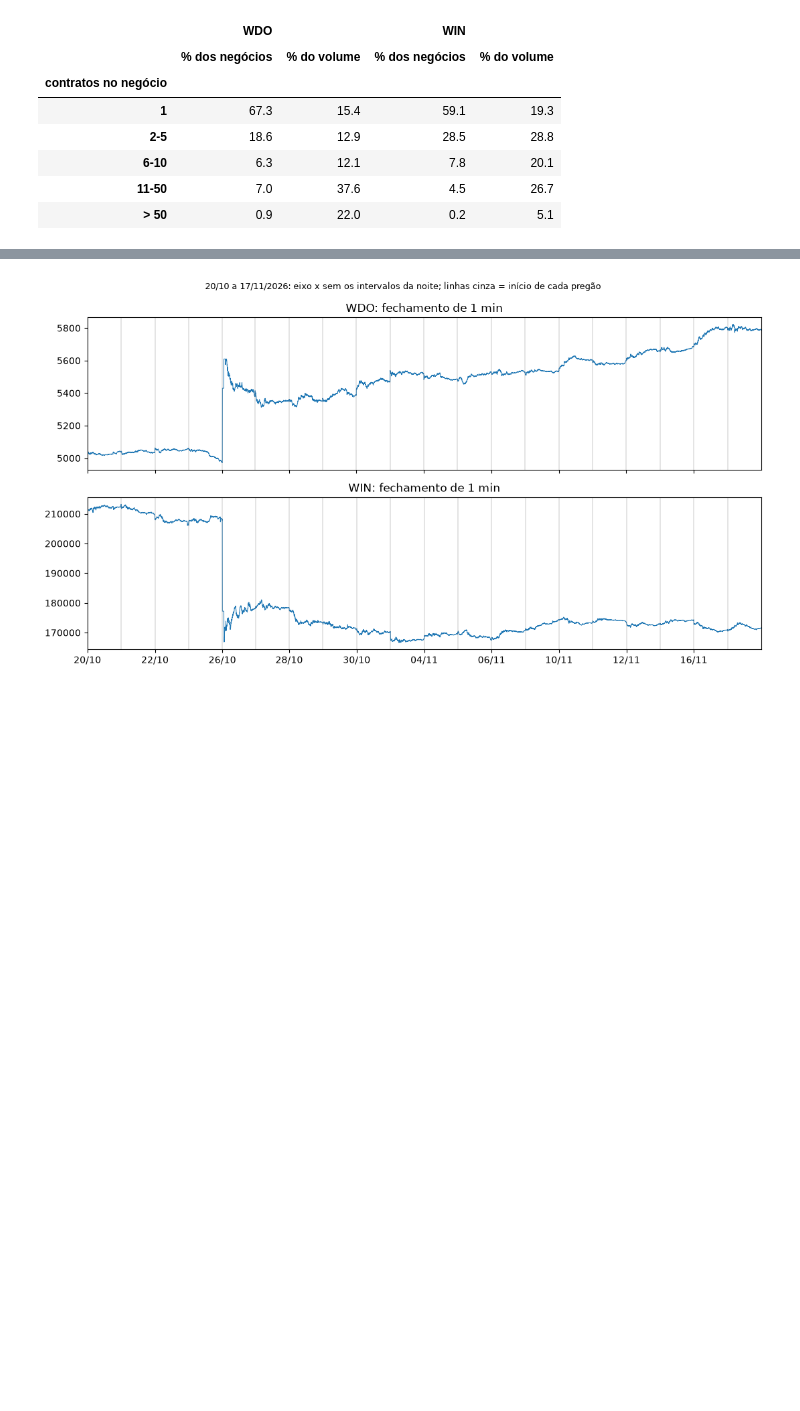
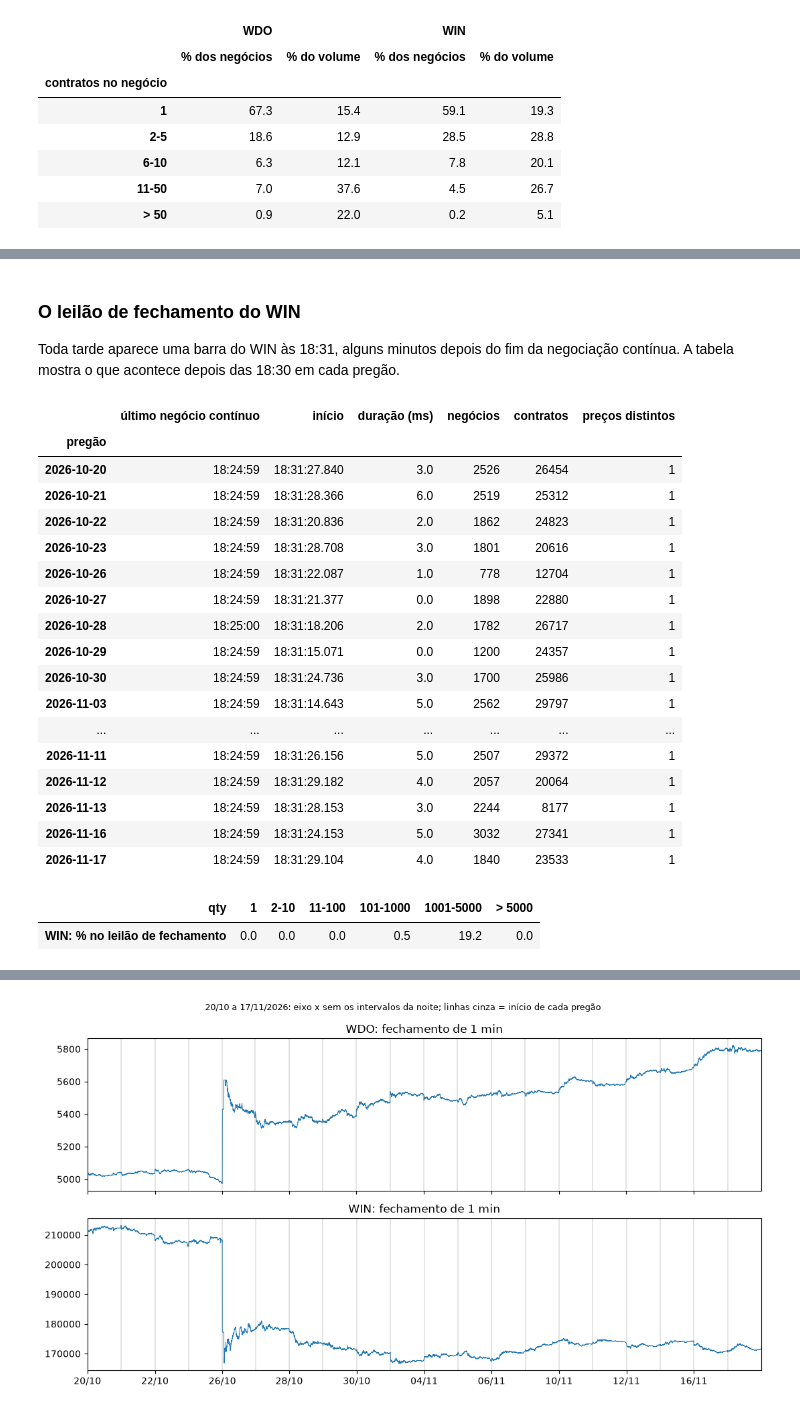
Before and after one commit to marcosemn/islp-b3-futures, a Jupyter notebook: notebooks/00_exploracao_wdo_win.ipynb, the cells around one changed output, grey strips where cells are left out. Saved outputs shown, nothing was run; the diff lists cells and outputs as text; code cells hidden in the pictures; blank space fills up the shorter version.

```diff
--- a/notebooks/00_exploracao_wdo_win.ipynb
+++ b/notebooks/00_exploracao_wdo_win.ipynb
@@ -111,0 +258,49 @@ WIN: média 3.1 contratos por negócio, mediana 1, maior negócio 25,000
+# %% [markdown]
+### O leilão de fechamento do WIN
+
+Toda tarde aparece uma barra do WIN às 18:31, alguns minutos depois do fim da negociação contínua. A tabela mostra o que acontece depois das 18:30 em cada pregão.
+# %%
+linhas = []
+for f in sorted((PROCESSED_DIR / "trades").glob("*.parquet")):
+    d = pd.read_parquet(f, columns=["ts", "root", "price", "qty"])
+    g = d[d["root"] == "WIN"]
+    hm = g["ts"].dt.hour * 100 + g["ts"].dt.minute
+    depois, antes = g[hm >= 1830], g[hm < 1830]
+    linhas.append({"pregão": f.stem, "último negócio contínuo": antes["ts"].max().strftime("%H:%M:%S"),
+                   "início": depois["ts"].min().strftime("%H:%M:%S.%f")[:-3],
+                   "duração (ms)": (depois["ts"].max() - depois["ts"].min()).total_seconds() * 1000,
+                   "negócios": len(depois), "contratos": depois["qty"].sum(), "preços distintos": depois["price"].nunique()})
+leilao = pd.DataFrame(linhas).set_index("pregão")
+leilao
+# %% [output]
+|  | último negócio contínuo | início | duração (ms) | negócios | contratos | preços distintos |
+| pregão |  |  |  |  |  |  |
+| 2026-10-20 | 18:24:59 | 18:31:27.840 | 3.0 | 2526 | 26454 | 1 |
+| 2026-10-21 | 18:24:59 | 18:31:28.366 | 6.0 | 2519 | 25312 | 1 |
+| 2026-10-22 | 18:24:59 | 18:31:20.836 | 2.0 | 1862 | 24823 | 1 |
+| 2026-10-23 | 18:24:59 | 18:31:28.708 | 3.0 | 1801 | 20616 | 1 |
+| 2026-10-26 | 18:24:59 | 18:31:22.087 | 1.0 | 778 | 12704 | 1 |
+| 2026-10-27 | 18:24:59 | 18:31:21.377 | 0.0 | 1898 | 22880 | 1 |
+| 2026-10-28 | 18:25:00 | 18:31:18.206 | 2.0 | 1782 | 26717 | 1 |
+| 2026-10-29 | 18:24:59 | 18:31:15.071 | 0.0 | 1200 | 24357 | 1 |
+| 2026-10-30 | 18:24:59 | 18:31:24.736 | 3.0 | 1700 | 25986 | 1 |
+| 2026-11-03 | 18:24:59 | 18:31:14.643 | 5.0 | 2562 | 29797 | 1 |
+| ... | ... | ... | ... | ... | ... | ... |
+| 2026-11-11 | 18:24:59 | 18:31:26.156 | 5.0 | 2507 | 29372 | 1 |
+| 2026-11-12 | 18:24:59 | 18:31:29.182 | 4.0 | 2057 | 20064 | 1 |
+| 2026-11-13 | 18:24:59 | 18:31:28.153 | 3.0 | 2244 | 8177 | 1 |
+| 2026-11-16 | 18:24:59 | 18:31:24.153 | 5.0 | 3032 | 27341 | 1 |
+| 2026-11-17 | 18:24:59 | 18:31:29.104 | 4.0 | 1840 | 23533 | 1 |
+# %%
+# que fração dos negócios do WIN de cada tamanho sai do leilão de fechamento (mesmas faixas da tabela de corretoras)
+partes = []
+for f in sorted((PROCESSED_DIR / "trades").glob("*.parquet")):
+    d = pd.read_parquet(f, columns=["ts", "root", "qty"])
+    g = d[d["root"] == "WIN"]
+    partes.append(pd.DataFrame({"qty": g["qty"], "fechamento": (g["ts"].dt.hour * 100 + g["ts"].dt.minute) >= 1830}))
+g = pd.concat(partes)
+faixa = pd.cut(g["qty"], [0, 1, 10, 100, 1000, 5000, np.inf], labels=["1", "2-10", "11-100", "101-1000", "1001-5000", "> 5000"])
+(100 * g.groupby(faixa, observed=False)["fechamento"].mean()).round(1).rename("WIN: % no leilão de fechamento").to_frame().T
+# %% [output]
+| qty | 1 | 2-10 | 11-100 | 101-1000 | 1001-5000 | > 5000 |
+| WIN: % no leilão de fechamento | 0.0 | 0.0 | 0.0 | 0.5 | 19.2 | 0.0 |
```
Also changed, not shown: parts of 15 cells of this notebook, 1 other file.
